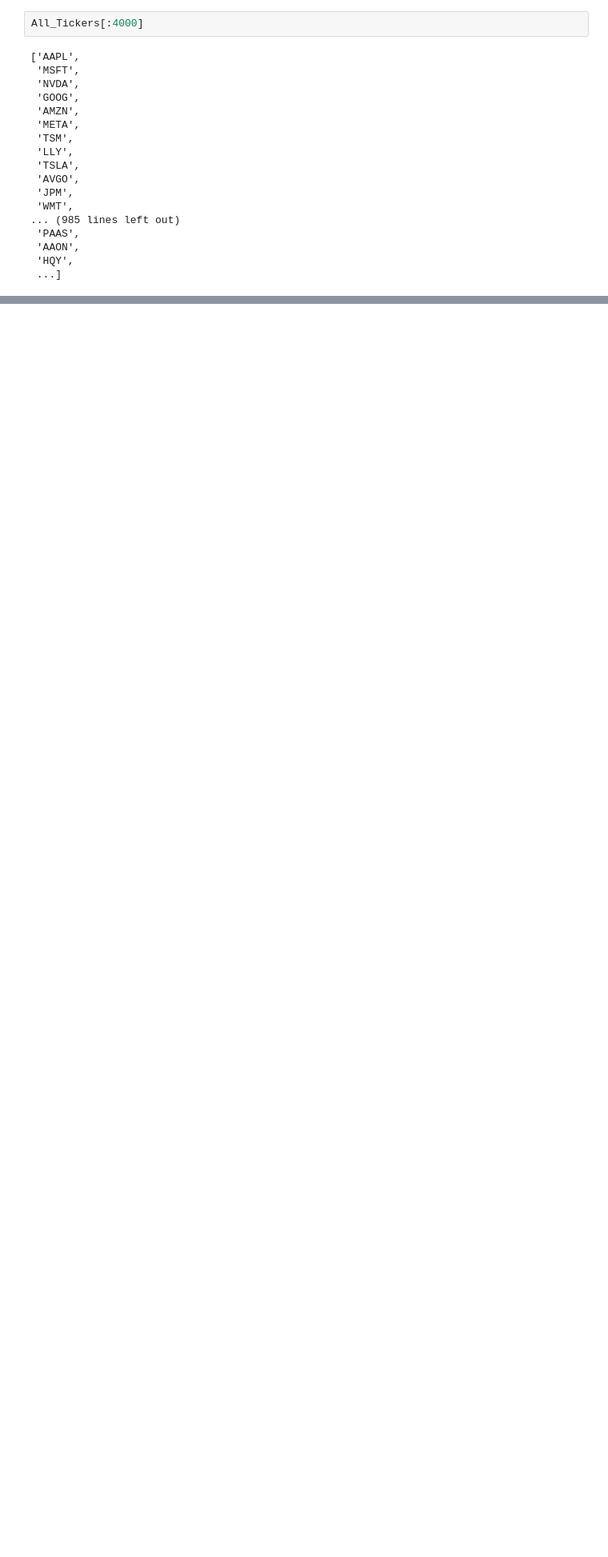
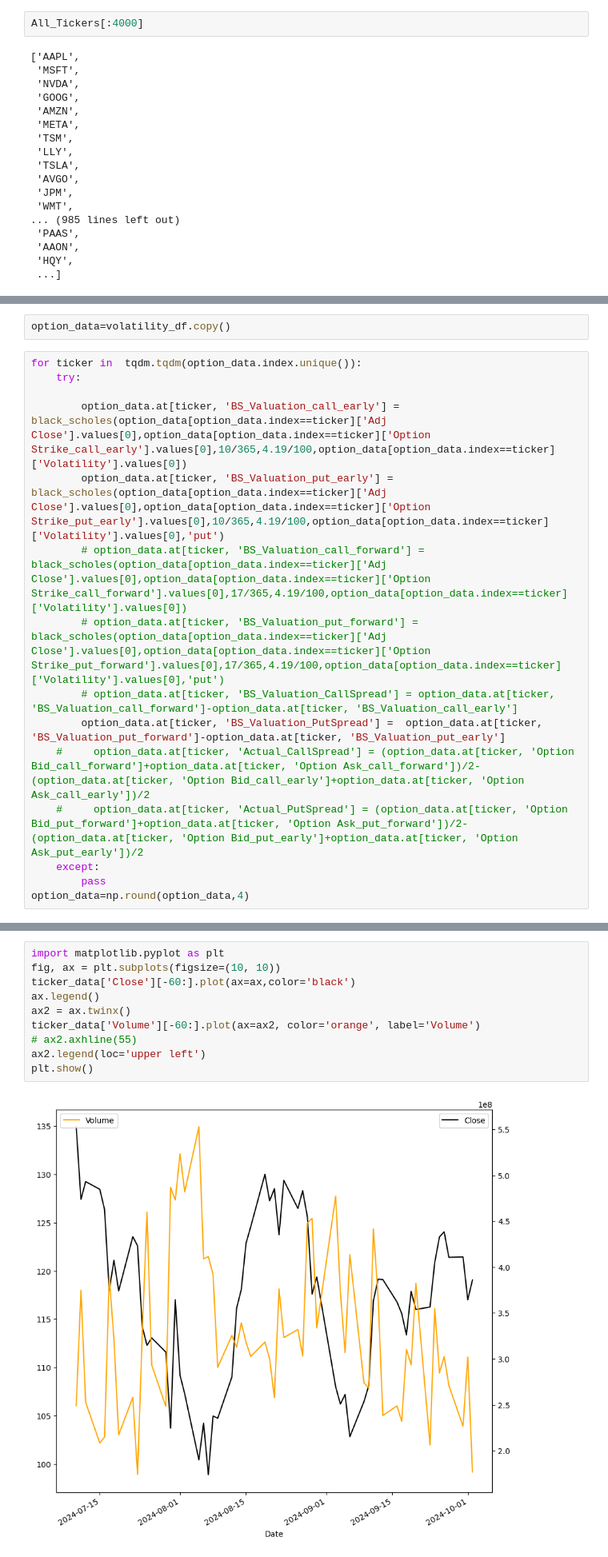
Before and after one commit to Dante-of-Chess/Trading_Strategies, a Jupyter notebook: Options_Scanner.ipynb, the cells around one changed output, grey strips where cells are left out. Shown: that part at 80% size. Drawn from its saved outputs; the diff is of its cells as text; blank space fills up the shorter version.

```diff
--- a/Options_Scanner.ipynb
+++ b/Options_Scanner.ipynb
@@ -186,0 +284,17 @@ test=calculate_rsi(AAPL['Adj Close'])
+# %%
+option_data=volatility_df.copy()
+# %%
+for ticker in  tqdm.tqdm(option_data.index.unique()):
+    try:
+
+        option_data.at[ticker, 'BS_Valuation_call_early'] = black_scholes(option_data[option_data.index==ticker]['Adj Close'].values[0],option_data[option_data.index==ticker]['Option Strike_call_early'].values[0],10/365,4.19/100,option_data[option_data.index==ticker]['Volatility'].values[0])
+        option_data.at[ticker, 'BS_Valuation_put_early'] = black_scholes(option_data[option_data.index==ticker]['Adj Close'].values[0],option_data[option_data.index==ticker]['Option Strike_put_early'].values[0],10/365,4.19/100,option_data[option_data.index==ticker]['Volatility'].values[0],'put')
+        # option_data.at[ticker, 'BS_Valuation_call_forward'] = black_scholes(option_data[option_data.index==ticker]['Adj Close'].values[0],option_data[option_data.index==ticker]['Option Strike_call_forward'].values[0],17/365,4.19/100,option_data[option_data.index==ticker]['Volatility'].values[0])
+        # option_data.at[ticker, 'BS_Valuation_put_forward'] = black_scholes(option_data[option_data.index==ticker]['Adj Close'].values[0],option_data[option_data.index==ticker]['Option Strike_put_forward'].values[0],17/365,4.19/100,option_data[option_data.index==ticker]['Volatility'].values[0],'put')
+        # option_data.at[ticker, 'BS_Valuation_CallSpread'] = option_data.at[ticker, 'BS_Valuation_call_forward']-option_data.at[ticker, 'BS_Valuation_call_early']
+        option_data.at[ticker, 'BS_Valuation_PutSpread'] =  option_data.at[ticker, 'BS_Valuation_put_forward']-option_data.at[ticker, 'BS_Valuation_put_early']
+    #     option_data.at[ticker, 'Actual_CallSpread'] = (option_data.at[ticker, 'Option Bid_call_forward']+option_data.at[ticker, 'Option Ask_call_forward'])/2-(option_data.at[ticker, 'Option Bid_call_early']+option_data.at[ticker, 'Option Ask_call_early'])/2
+    #     option_data.at[ticker, 'Actual_PutSpread'] = (option_data.at[ticker, 'Option Bid_put_forward']+option_data.at[ticker, 'Option Ask_put_forward'])/2-(option_data.at[ticker, 'Option Bid_put_early']+option_data.at[ticker, 'Option Ask_put_early'])/2
+    except:
+        pass
+option_data=np.round(option_data,4)
@@ -186,0 +464,12 @@ test=calculate_rsi(AAPL['Adj Close'])
+# %%
+import matplotlib.pyplot as plt
+fig, ax = plt.subplots(figsize=(10, 10))
+ticker_data['Close'][-60:].plot(ax=ax,color='black')
+ax.legend()
+ax2 = ax.twinx()
+ticker_data['Volume'][-60:].plot(ax=ax2, color='orange', label='Volume')
+# ax2.axhline(55)
+ax2.legend(loc='upper left')
+plt.show()
+# %% [output]
+[figure, added]
```
Also changed, not shown: parts of 23 cells of this notebook, 2 other files.
